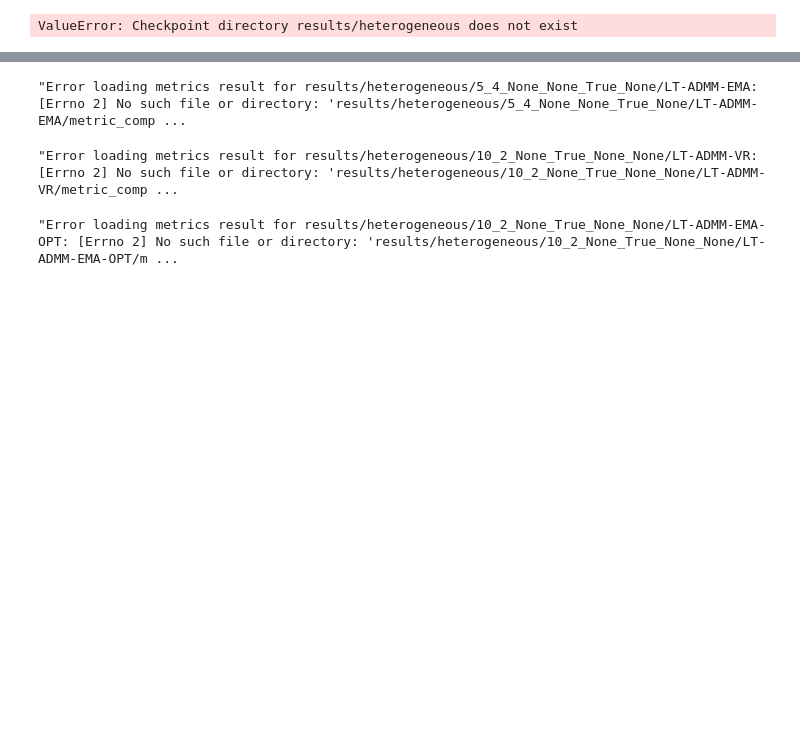
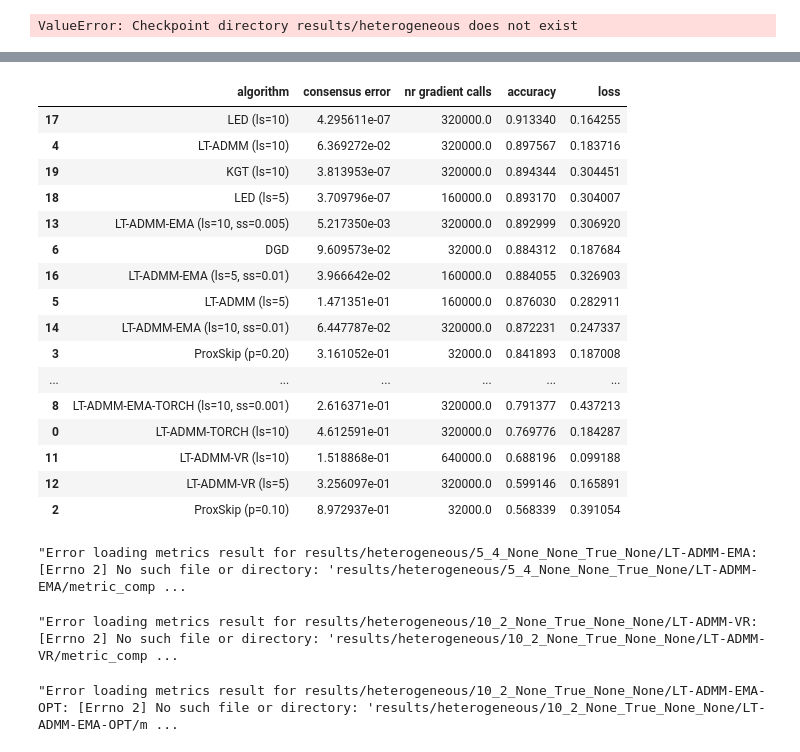
Before and after one commit to team-decent/decent-bench, a Jupyter notebook: examples/nim/compare_results.ipynb, the cells around one changed output, grey strips where cells are left out. Drawn from its saved outputs; the diff is of its cells as text; code cells hidden in the pictures; blank space fills up the shorter version.

```diff
--- a/examples/nim/compare_results.ipynb
+++ b/examples/nim/compare_results.ipynb
@@ -37,5 +130,24 @@ df = pd.DataFrame(data)
 # %%
+df.sort_values("accuracy", ascending=False, inplace=True)
 df
+# %% [output]
+|  | algorithm | consensus error | nr gradient calls | accuracy | loss |
+| 17 | LED (ls=10) | 4.295611e-07 | 320000.0 | 0.913340 | 0.164255 |
+| 4 | LT-ADMM (ls=10) | 6.369272e-02 | 320000.0 | 0.897567 | 0.183716 |
+| 19 | KGT (ls=10) | 3.813953e-07 | 320000.0 | 0.894344 | 0.304451 |
+| 18 | LED (ls=5) | 3.709796e-07 | 160000.0 | 0.893170 | 0.304007 |
+| 13 | LT-ADMM-EMA (ls=10, ss=0.005) | 5.217350e-03 | 320000.0 | 0.892999 | 0.306920 |
+| 6 | DGD | 9.609573e-02 | 32000.0 | 0.884312 | 0.187684 |
+| 16 | LT-ADMM-EMA (ls=5, ss=0.01) | 3.966642e-02 | 160000.0 | 0.884055 | 0.326903 |
+| 5 | LT-ADMM (ls=5) | 1.471351e-01 | 160000.0 | 0.876030 | 0.282911 |
+| 14 | LT-ADMM-EMA (ls=10, ss=0.01) | 6.447787e-02 | 320000.0 | 0.872231 | 0.247337 |
+| 3 | ProxSkip (p=0.20) | 3.161052e-01 | 32000.0 | 0.841893 | 0.187008 |
+| ... | ... | ... | ... | ... | ... |
+| 8 | LT-ADMM-EMA-TORCH (ls=10, ss=0.001) | 2.616371e-01 | 320000.0 | 0.791377 | 0.437213 |
+| 0 | LT-ADMM-TORCH (ls=10) | 4.612591e-01 | 320000.0 | 0.769776 | 0.184287 |
+| 11 | LT-ADMM-VR (ls=10) | 1.518868e-01 | 640000.0 | 0.688196 | 0.099188 |
+| 12 | LT-ADMM-VR (ls=5) | 3.256097e-01 | 320000.0 | 0.599146 | 0.165891 |
+| 2 | ProxSkip (p=0.10) | 8.972937e-01 | 32000.0 | 0.568339 | 0.391054 |
 # %%
 dfs = {}
 for checkpoint_dir in checkpoint_dirs.iterdir():
```
Also changed, not shown: parts of 6 cells of this notebook, 8 other files.
